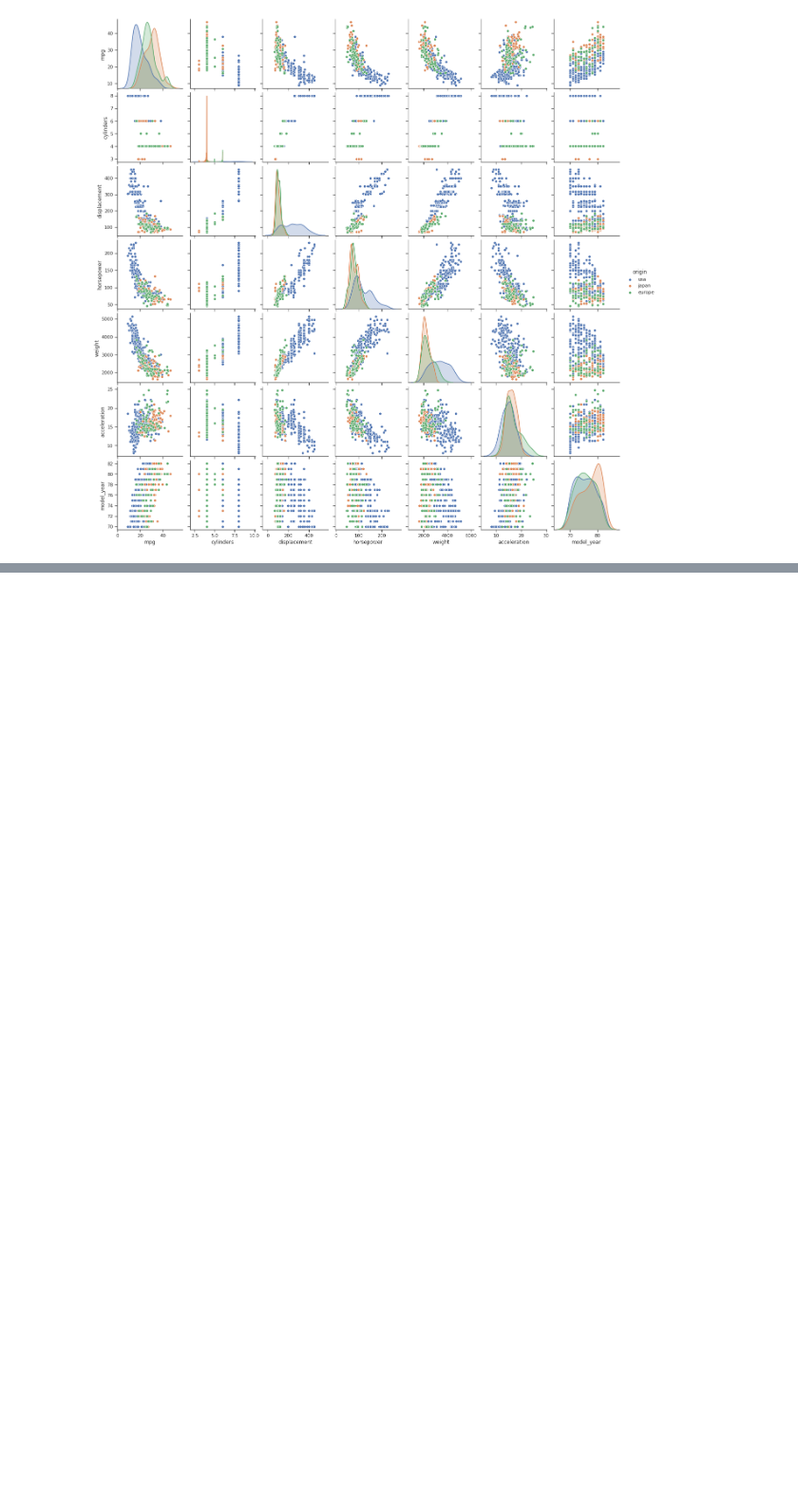
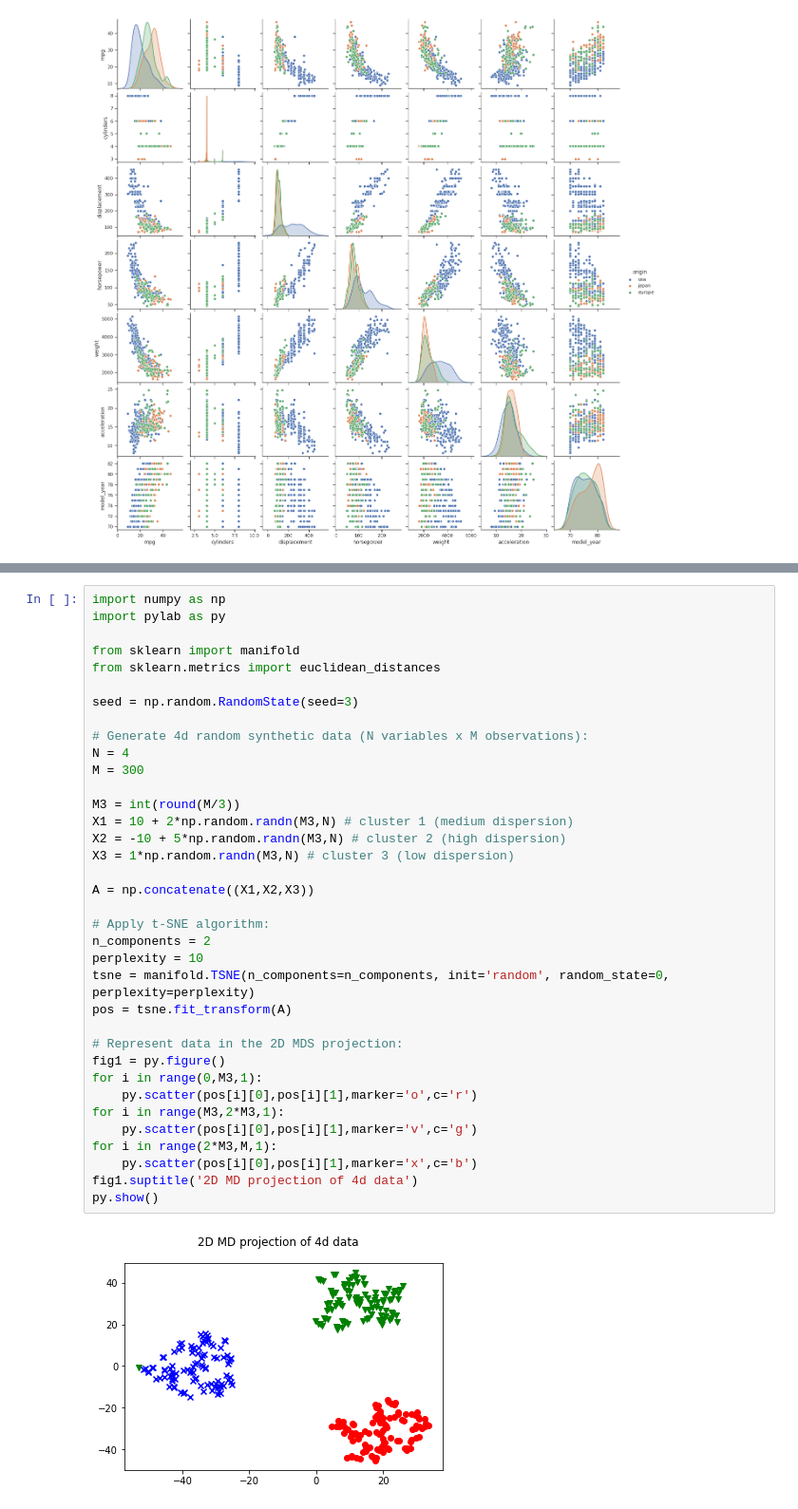
Before and after one commit to raulbenitez/PRML_exploratory_analysis, a Jupyter notebook: Dimensionality Reduction.ipynb, the cells around one changed output, grey strips where cells are left out. Shown at 95% size. Saved outputs shown, nothing was run; the diff lists cells and outputs as text; blank space fills up the shorter version.

```diff
--- a/Dimensionality Reduction.ipynb
+++ b/Dimensionality Reduction.ipynb
@@ -624 +708,39 @@ plt.show()
+# %%
+import numpy as np
+import pylab as py
+
+from sklearn import manifold
+from sklearn.metrics import euclidean_distances
+
+seed = np.random.RandomState(seed=3)
+
+# Generate 4d random synthetic data (N variables x M observations):
+N = 4
+M = 300
+
+M3 = int(round(M/3))
+X1 = 10 + 2*np.random.randn(M3,N) # cluster 1 (medium dispersion)
+X2 = -10 + 5*np.random.randn(M3,N) # cluster 2 (high dispersion)
+X3 = 1*np.random.randn(M3,N) # cluster 3 (low dispersion)
+
+A = np.concatenate((X1,X2,X3))
+
+# Apply t-SNE algorithm:
+n_components = 2
+perplexity = 10
+tsne = manifold.TSNE(n_components=n_components, init='random', random_state=0, perplexity=perplexity)
+pos = tsne.fit_transform(A)
+
+# Represent data in the 2D MDS projection:
+fig1 = py.figure()
+for i in range(0,M3,1):
+    py.scatter(pos[i][0],pos[i][1],marker='o',c='r')
+for i in range(M3,2*M3,1):
+    py.scatter(pos[i][0],pos[i][1],marker='v',c='g')
+for i in range(2*M3,M,1):
+    py.scatter(pos[i][0],pos[i][1],marker='x',c='b')
+fig1.suptitle('2D MD projection of 4d data')
+py.show()
+# %% [output]
+[figure, added]
 # %% [markdown]
```
Also changed, not shown: parts of 6 cells of this notebook.
